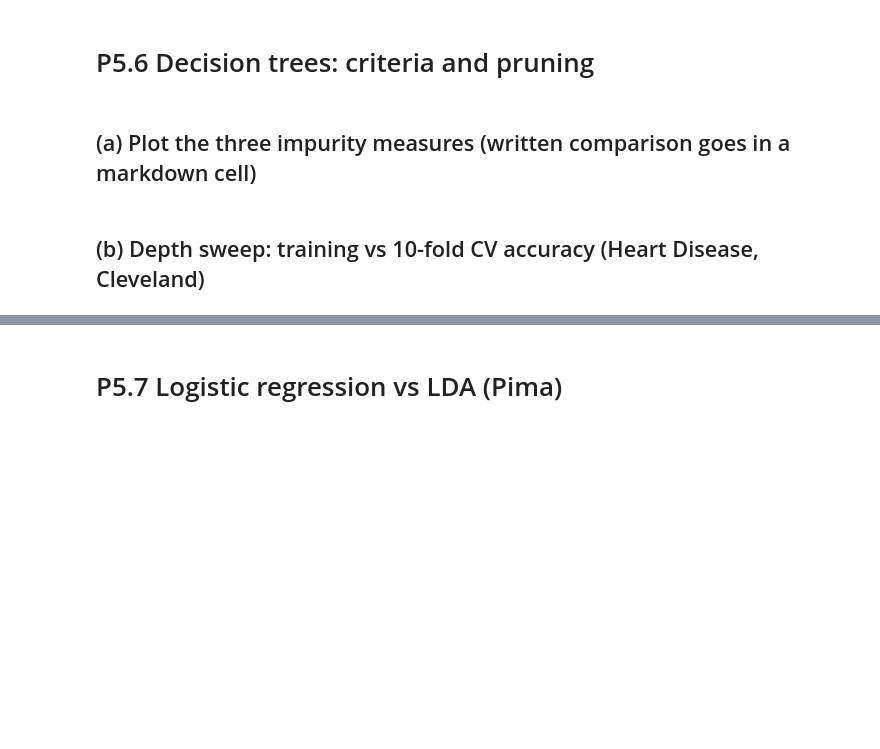
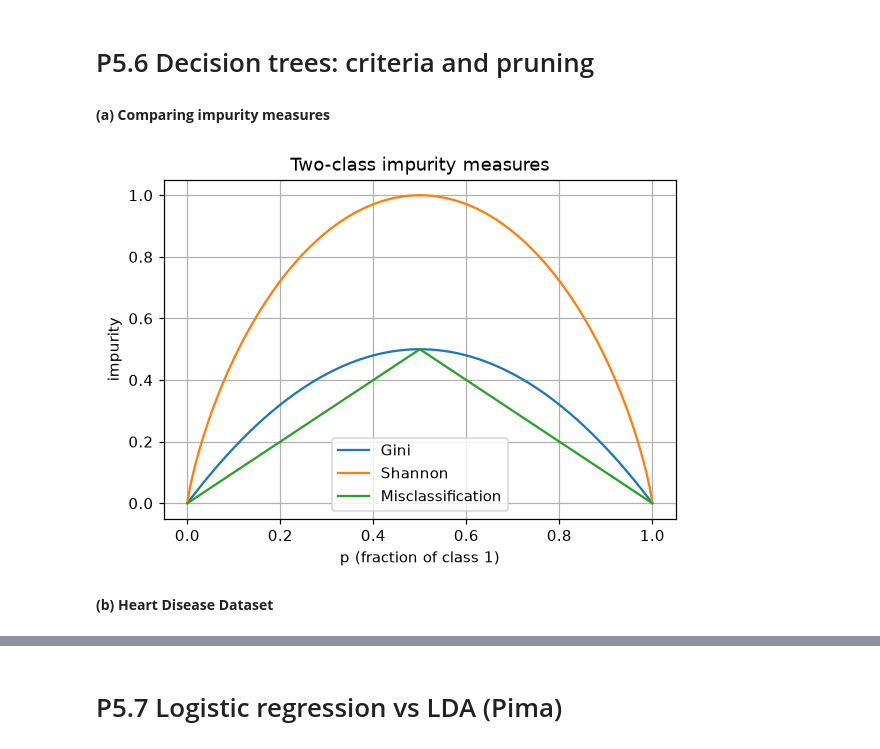
Before and after one commit to scopellirivase/EECE5644, a Jupyter notebook: Homework05/Assignment05.ipynb, the cells around one changed output, grey strips where cells are left out. Cells and saved outputs as stored; diff of their text form; code cells hidden in the pictures; blank space fills up the shorter version.

```diff
--- a/Homework05/Assignment05.ipynb
+++ b/Homework05/Assignment05.ipynb
@@ -311,15 +310,17 @@ explained variance ratio of LD1, LD2: [0.9912126 0.0087874]
 # %% [markdown]
 # P5.6 Decision trees: criteria and pruning
 # %% [markdown]
-## (a) Plot the three impurity measures (written comparison goes in a markdown cell)
+**(a) Comparing impurity measures**
 # %%
 p = np.linspace(1e-6, 1 - 1e-6, 500)
 G = 2 * p * (1 - p)
 H = -(p * np.log2(p) + (1 - p) * np.log2(1 - p))
 E = 1 - np.maximum(p, 1 - p)
-plt.plot(p, G, label="Gini $2p(1-p)$"); plt.plot(p, H, label="Entropy"); plt.plot(p, E, label="Misclassification")
+plt.plot(p, G, label="Gini"); plt.plot(p, H, label="Shannon"); plt.plot(p, E, label="Misclassification")
 plt.xlabel("p (fraction of class 1)"); plt.ylabel("impurity"); plt.title("Two-class impurity measures"); plt.legend(); plt.show()
+# %% [output]
+[figure, added]
 # %% [markdown]
-## (b) Depth sweep: training vs 10-fold CV accuracy (Heart Disease, Cleveland)
+**(b) Heart Disease Dataset**
 # %%
 from sklearn.tree import DecisionTreeClassifier, plot_tree
```
Also changed, not shown: parts of 40 cells of this notebook, 2 other files.
